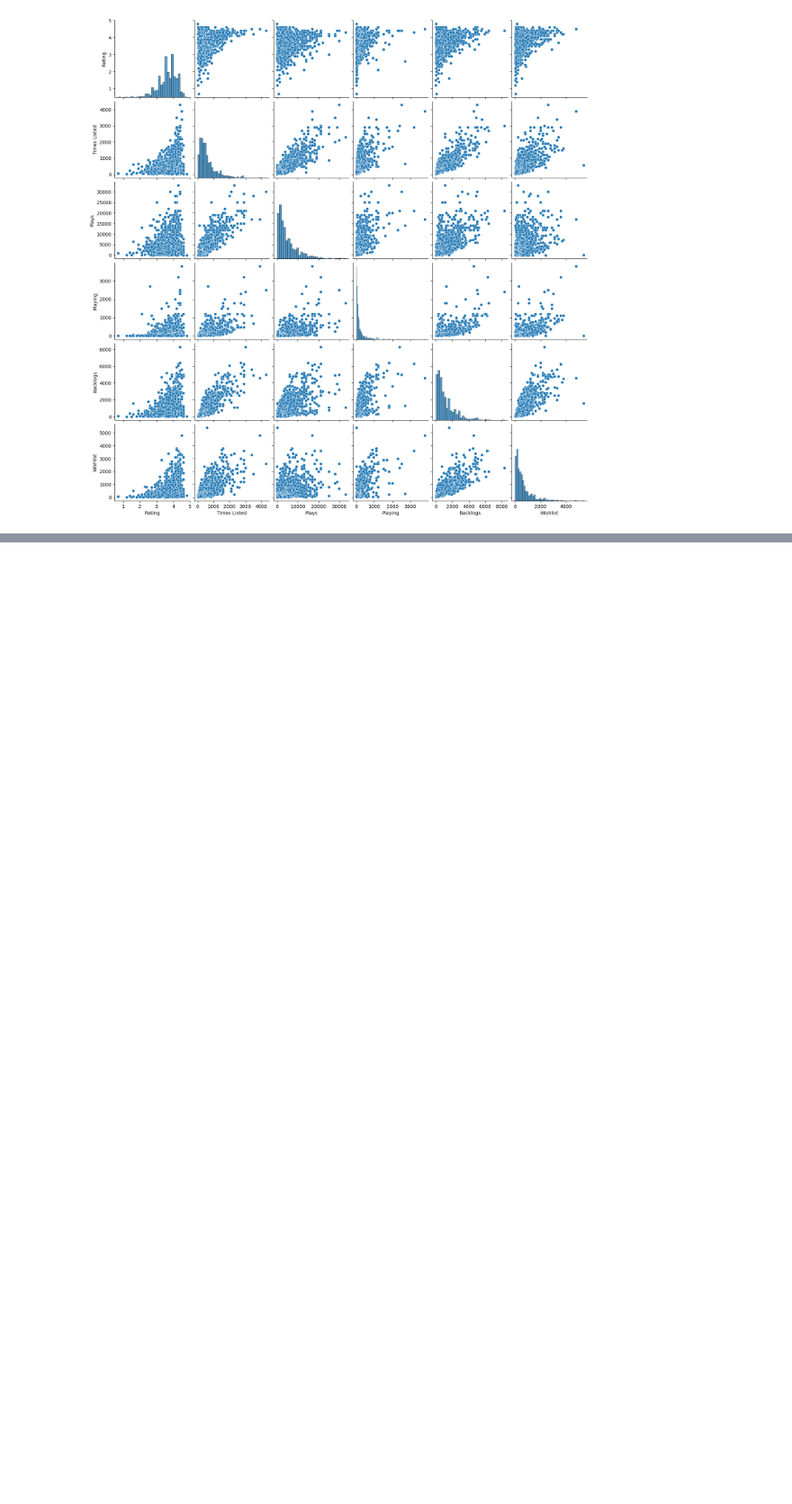
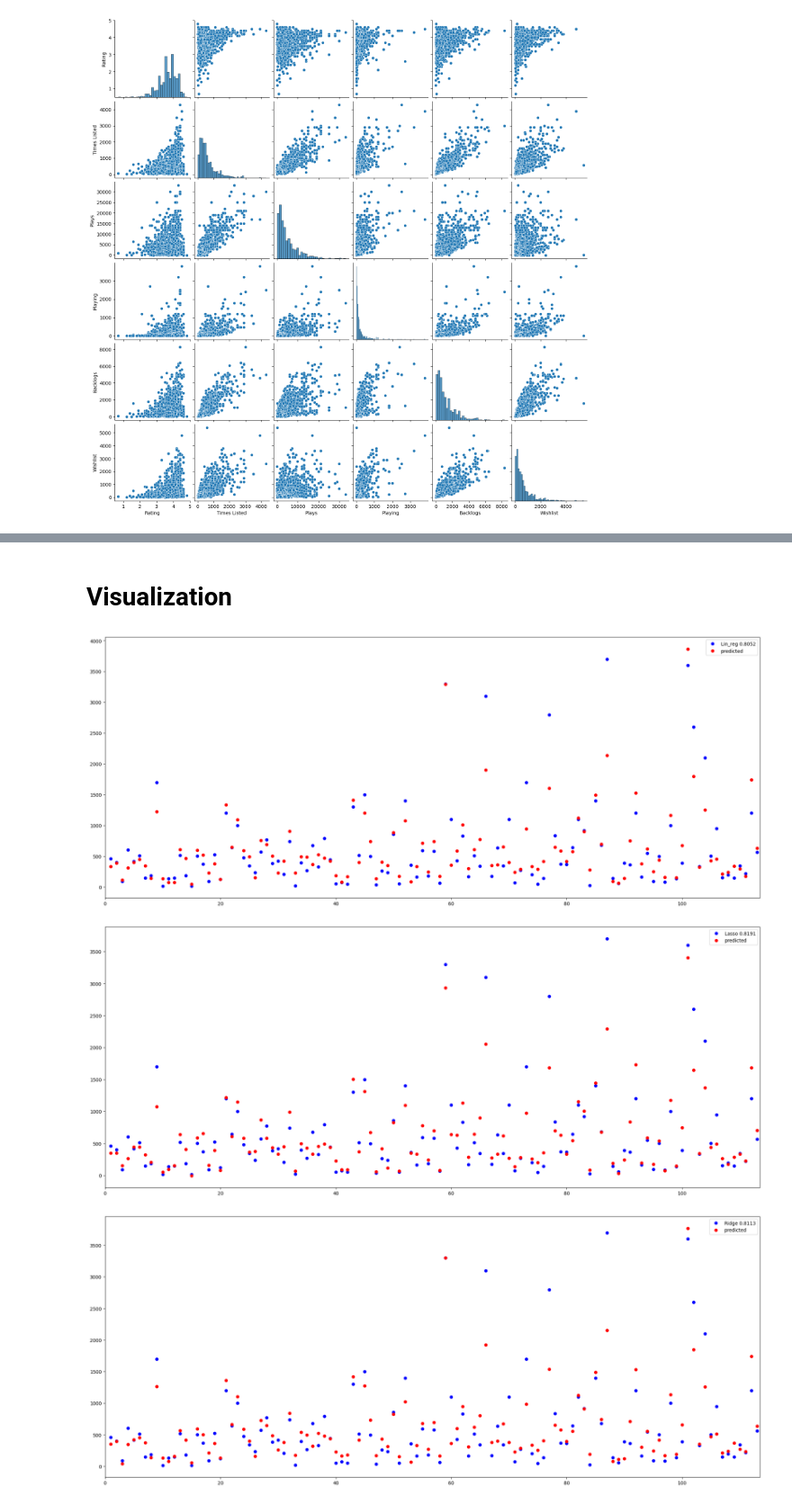
Before and after one commit to gaplin/ml_popular_video_games, a Jupyter notebook: main.ipynb, the cells around one changed output, grey strips where cells are left out. Shown at 90% size. Cells and saved outputs as stored; diff of their text form; code cells hidden in the pictures; blank space fills up the shorter version.

```diff
--- a/main.ipynb
+++ b/main.ipynb
@@ -394,0 +435,27 @@ R2: 0.8294883109262804
+# %% [markdown]
+# Visualization
+# %%
+grid = [
+    ('Lin_reg', grid_linear, X_train_full, y_train_full, X_test, y_test),
+    ('Lasso', grid_lasso, X_train_full, y_train_full, X_test, y_test),
+    ('Ridge', grid_ridge, X_train_full, y_train_full, X_test, y_test),
+    ('Elastic', grid_elastic, X_train_full, y_train_full, X_test, y_test),
+    ('Xgb', grid_xgb, X_train_full, y_train_full, X_test, y_test),
+    ('Svr', grid_svr, X_train_full, y_train_full, X_test, y_test),
+    ('RForest', grid_rf, X_train_full, y_train_full, X_test, y_test),
+    ('Ne', ne, X_train2, y_train, X_test2, y_test),
+    ('Ne_Conv', ne_conv, X_train2, y_train, X_test2, y_test)
+]
+# %%
+for name, model, _, _, x_test, y_test in grid:
+    predicted = model.predict(x_test)
+    plt.figure(figsize=(25, 10))
+    plt.xlim(0, 113.5)
+    plt.plot(np.arange(1, len(y_test) + 1), y_test, 'bo')
+    plt.plot(np.arange(1, len(y_test) + 1), predicted, 'ro')
+    plt.legend([name + ' ' + str(round(metrics.r2_score(y_test, predicted), 4)), 'predicted'])
+    plt.show()
+# %% [output]
+[figure, added]
+[figure, added]
+[figure, added]
```
Also changed, not shown: parts of 52 cells of this notebook.
